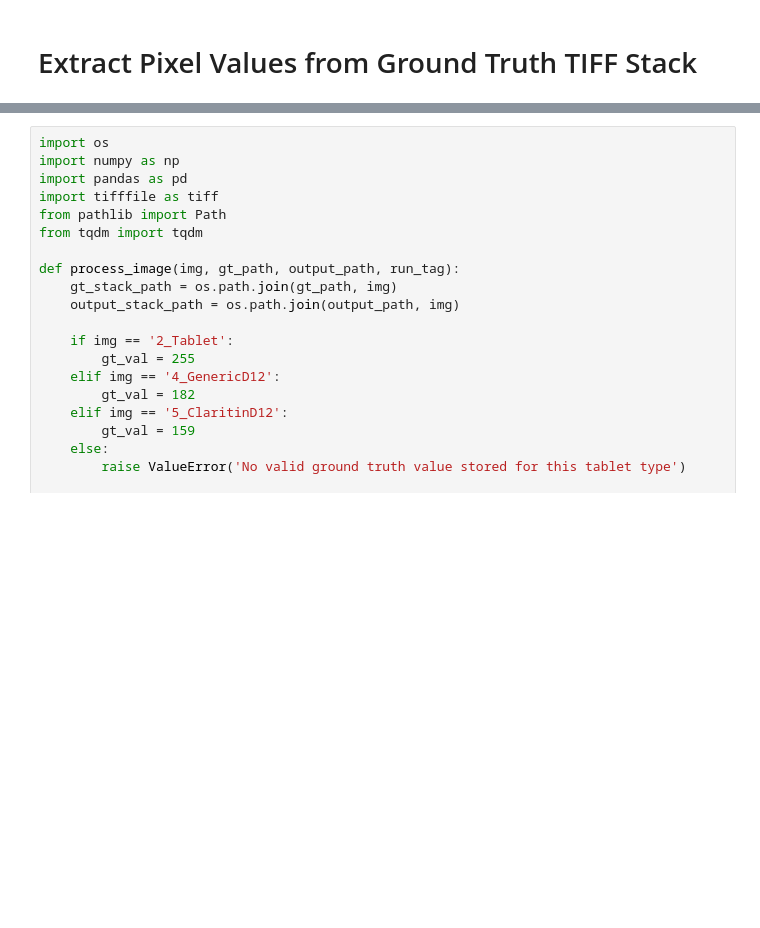
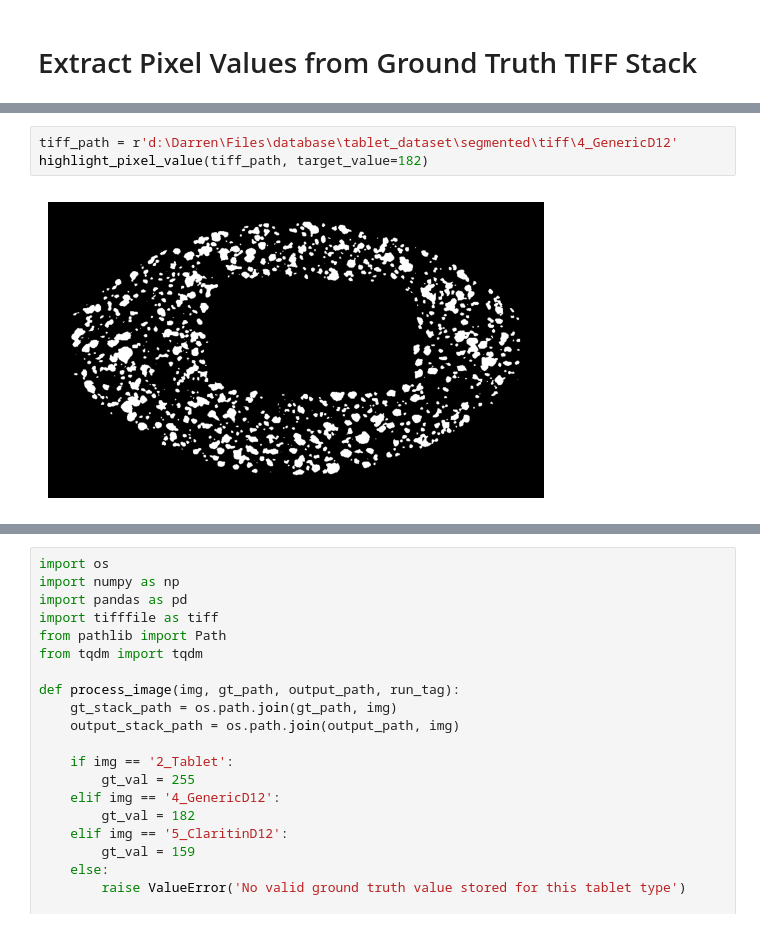
Before and after one commit to chen-darren/particleseg3d-for-tablets, a Jupyter notebook: misc/semantic_to_instance.ipynb, the cells around one changed output, grey strips where cells are left out. Drawn from its saved outputs; the diff is of its cells as text; blank space fills up the shorter version.

```diff
--- a/misc/semantic_to_instance.ipynb
+++ b/misc/semantic_to_instance.ipynb
@@ -70 +102,6 @@ def highlight_pixel_value(folder_path, target_value):
+# %%
+tiff_path = r'd:\Darren\Files\database\tablet_dataset\segmented\tiff\4_GenericD12'
+highlight_pixel_value(tiff_path, target_value=182)
+# %% [output]
+[figure, added]
 # %%
```
Also changed, not shown: parts of 11 cells of this notebook.
